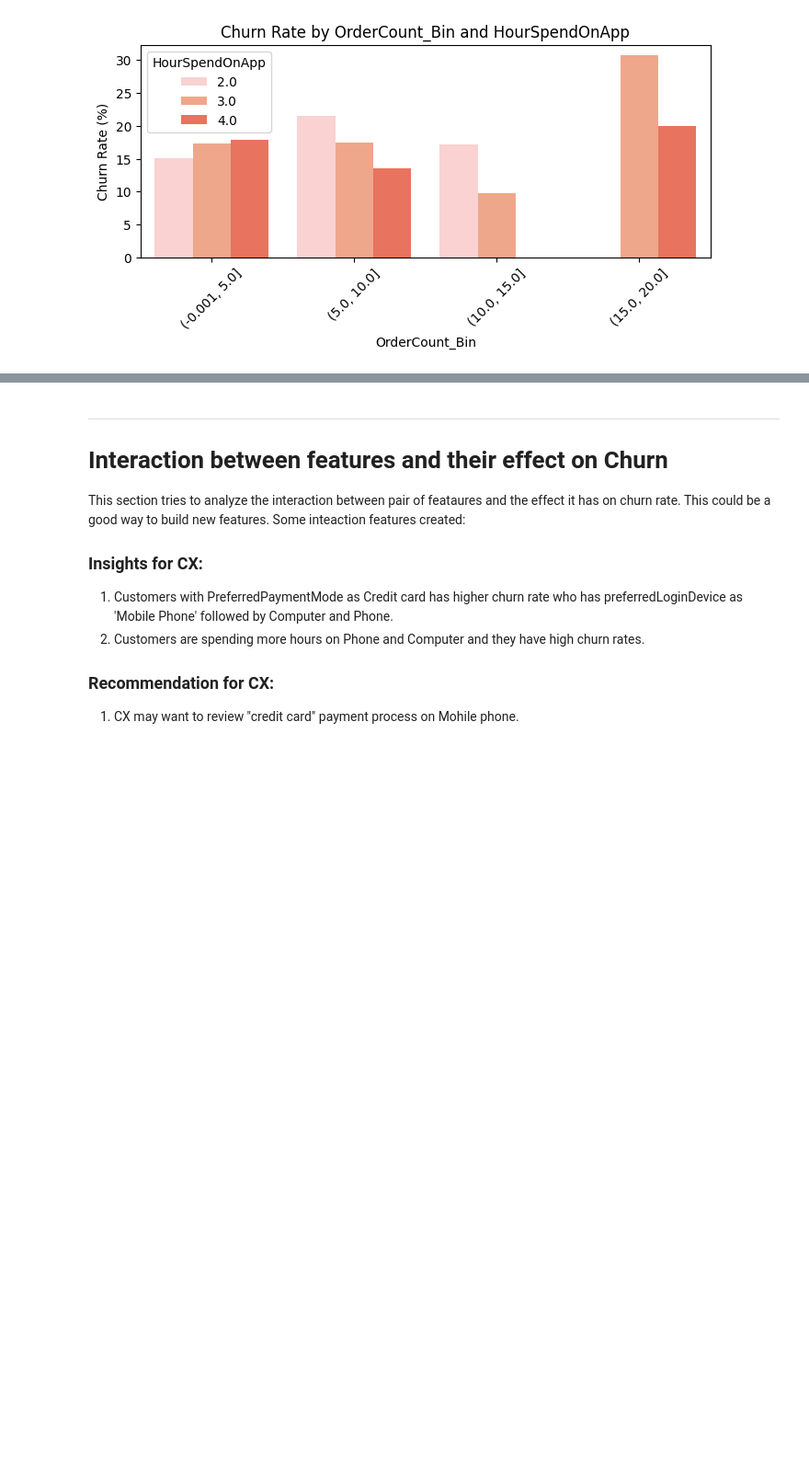
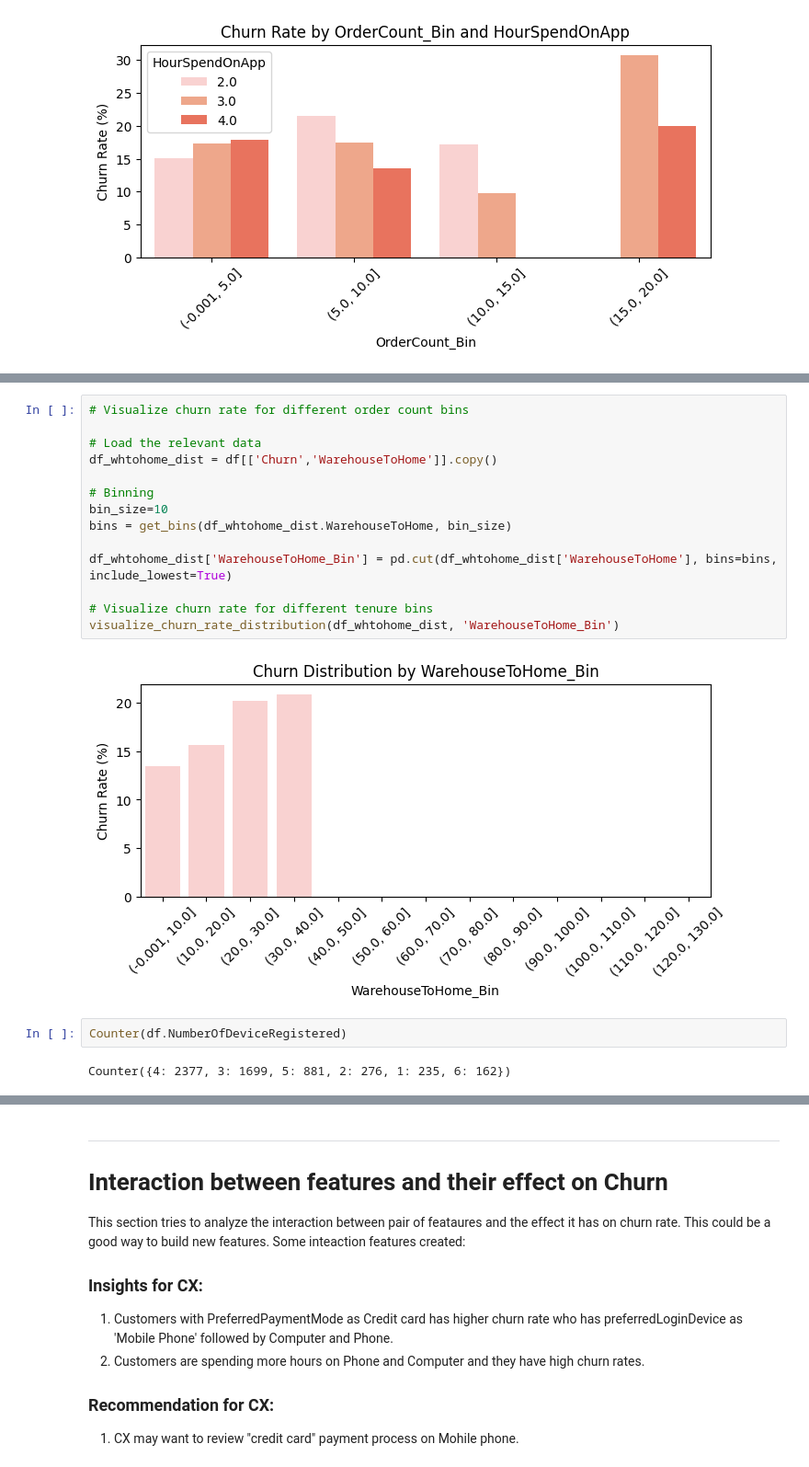
Before and after one commit to jhalalit/Churn_Insights_and_Prediction, a Jupyter notebook: Churn_Insights_and_Prediction.ipynb, the cells around one changed output, grey strips where cells are left out. Shown at 92% size. Drawn from its saved outputs; the diff is of its cells as text; blank space fills up the shorter version.

```diff
--- a/Churn_Insights_and_Prediction.ipynb
+++ b/Churn_Insights_and_Prediction.ipynb
@@ -824,0 +906,20 @@ plt.show()
+# %%
+# Visualize churn rate for different order count bins
+
+# Load the relevant data
+df_whtohome_dist = df[['Churn','WarehouseToHome']].copy()
+
+# Binning
+bin_size=10
+bins = get_bins(df_whtohome_dist.WarehouseToHome, bin_size)
+
+df_whtohome_dist['WarehouseToHome_Bin'] = pd.cut(df_whtohome_dist['WarehouseToHome'], bins=bins, include_lowest=True)
+
+# Visualize churn rate for different tenure bins
+visualize_churn_rate_distribution(df_whtohome_dist, 'WarehouseToHome_Bin')
+# %% [output]
+[figure, added]
+# %%
+Counter(df.NumberOfDeviceRegistered)
+# %% [output]
+Counter({4: 2377, 3: 1699, 5: 881, 2: 276, 1: 235, 6: 162})
```
Also changed, not shown: parts of 15 cells of this notebook.
